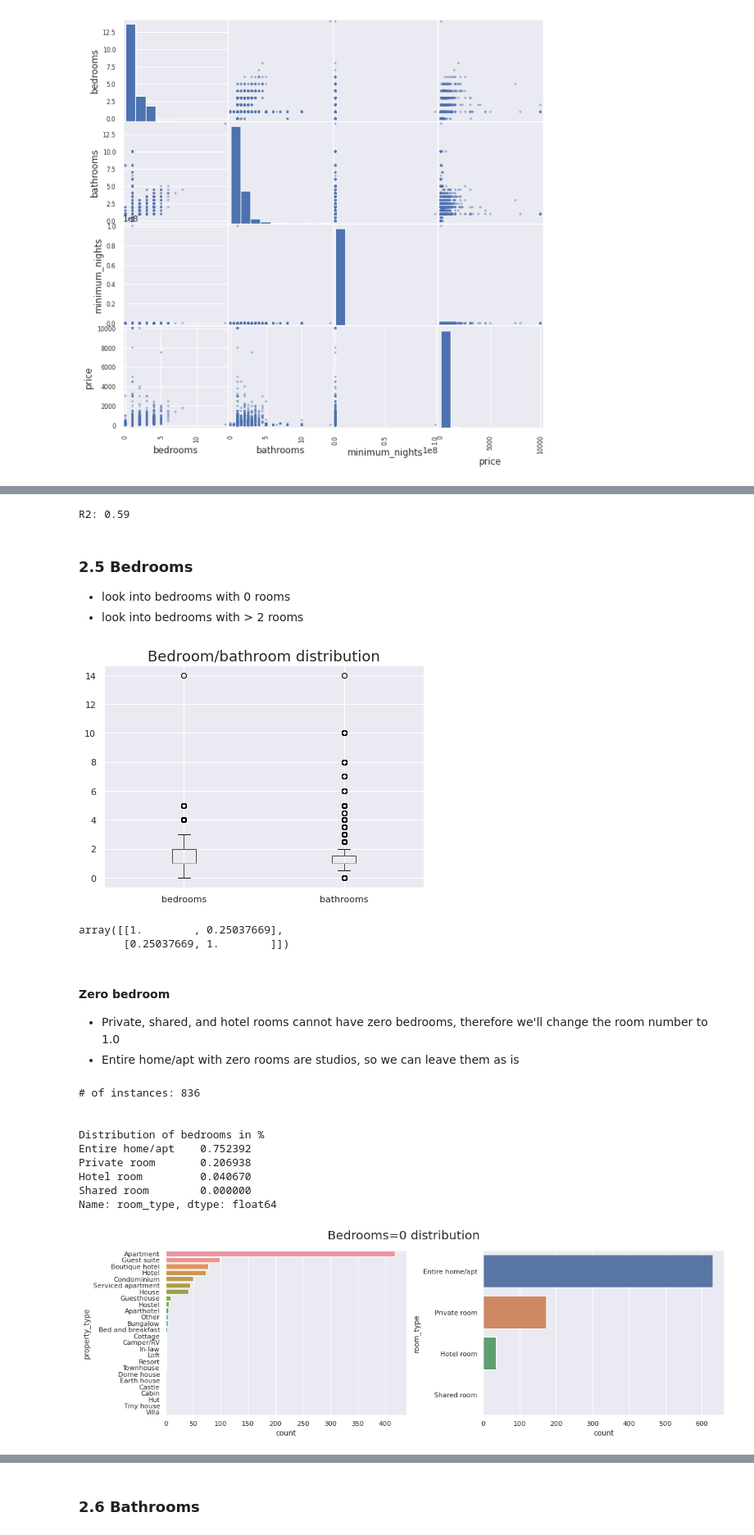
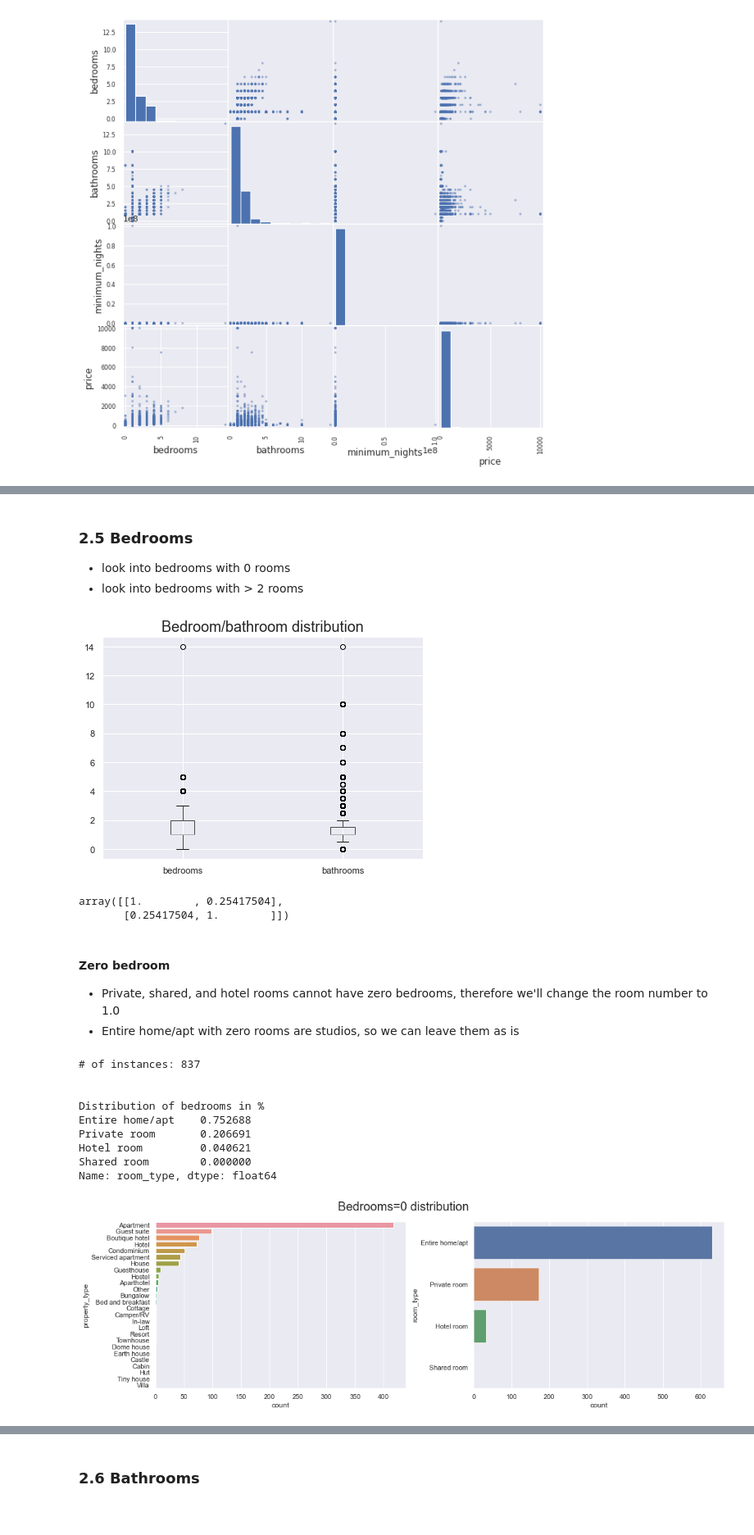
Before and after one commit to dissagaliyeva/property-rentals-analysis, a Jupyter notebook: analysis.ipynb, the cells around one changed output, grey strips where cells are left out. Shown: that part at 82% size. Drawn from its saved outputs; the diff is of its cells as text; code cells hidden in the pictures.

Commit message:
Redo property & room type drops; consider using IQR or any other technique

```diff
--- a/analysis.ipynb
+++ b/analysis.ipynb
@@ -398,0 +436,7 @@ To have a better understanding of the price distribution, we need to take both r
+# %%
+# set all bedrooms to 1 if it's private or shared rooms
+idx = rentals[(rentals['property_type'] != 'Hotel') &
+                 (rentals['room_type'] != 'Entire home/apt') &
+                 (rentals['bedrooms'] > 1)].index
+
+rentals.loc[idx, 'bedrooms'] = 1.0
@@ -398,0 +455,12 @@ To have a better understanding of the price distribution, we need to take both r
+# %%
+# replace all 0 bathrooms to 1
+rentals.bathrooms.replace(0, 1, inplace=True)
+# %%
+# impute specific cases
+idx = rentals[rentals['property_type'] == 'Bed and breakfast'].index
+rentals.loc[idx, 'bathrooms'] = 1.0
+# %%
+idx = rentals[(rentals['bathrooms'] > 1) &
+              (rentals['room_type'] != 'Entire home/apt')].index
+
+rentals.loc[idx, 'bathrooms'] = 1.0
@@ -616,48 +663,42 @@ viz.corr_matrix(cleaned_df)
-# %%
-# current R2
-
-quick_test.build_ols(cleaned_df, verbose=False)
-# %% [output]
-R2: 0.59
 # %% [markdown]
 ### 2.5 Bedrooms
 
 - look into bedrooms with 0 rooms
 - look into bedrooms with > 2 rooms
 # %%
-cleaned_df[['bedrooms', 'bathrooms']].boxplot()\
-                                     .set_title('Bedroom/bathroom distribution', fontsize=18)
+rentals[['bedrooms', 'bathrooms']].boxplot()\
+                                  .set_title('Bedroom/bathroom distribution', fontsize=18)
 plt.show()
 # %% [output]
-[figure, old version]
+[figure, new version]
 # %%
 # bedrooms/bathrooms correlation
-np.corrcoef(cleaned_df['bedrooms'], cleaned_df['bathrooms'])
+np.corrcoef(rentals['bedrooms'], rentals['bathrooms'])
 # %% [output]
-array([[1.        , 0.25037669],
-       [0.25037669, 1.        ]])
+array([[1.        , 0.25417504],
+       [0.25417504, 1.        ]])
 # %% [markdown]
 #### Zero bedroom
 
 - Private, shared, and hotel rooms cannot have zero bedrooms, therefore we'll change the room number to 1.0
 - Entire home/apt with zero rooms are studios, so we can leave them as is
 # %%
-bedrooms = cleaned_df[cleaned_df['bedrooms'] == 0]
+bedrooms = rentals[rentals['bedrooms'] == 0]
 
 print(f'# of instances: {len(bedrooms)}')
 print('\n\nDistribution of bedrooms in %')
 print(bedrooms.room_type.value_counts(normalize=True))
 
-viz.property_room(cleaned_df, col='bedrooms', val=0)
+viz.property_room(rentals, col='bedrooms', val=0)
 # %% [output]
-# of instances: 836
+# of instances: 837
 
 
 Distribution of bedrooms in %
-Entire home/apt    0.752392
-Private room       0.206938
-Hotel room         0.040670
+Entire home/apt    0.752688
+Private room       0.206691
+Hotel room         0.040621
 Shared room        0.000000
 Name: room_type, dtype: float64
-[figure, old version]
+[figure, new version]
 # %%
```
Also changed, not shown: parts of 62 cells of this notebook, 2 other files.
